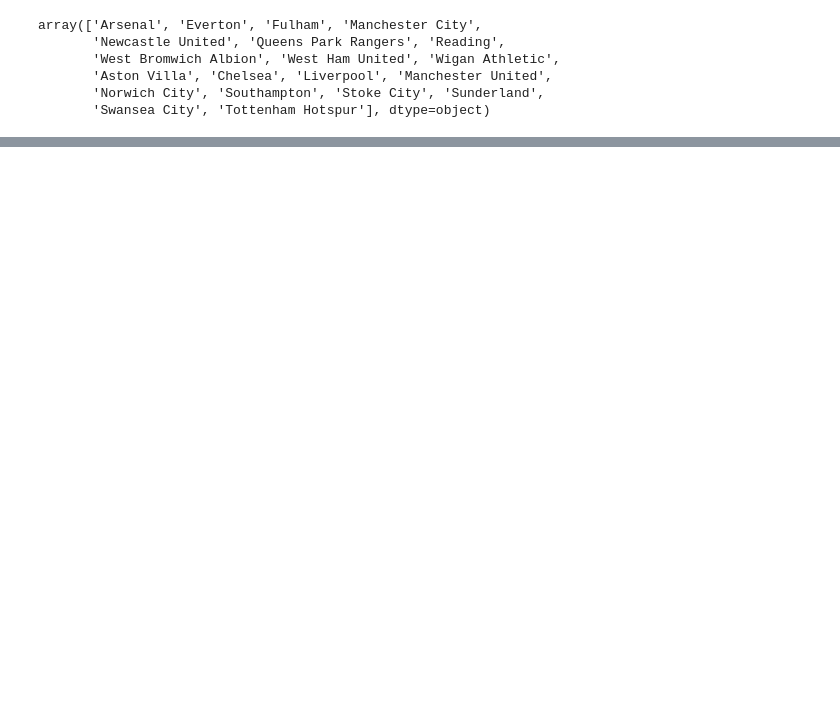
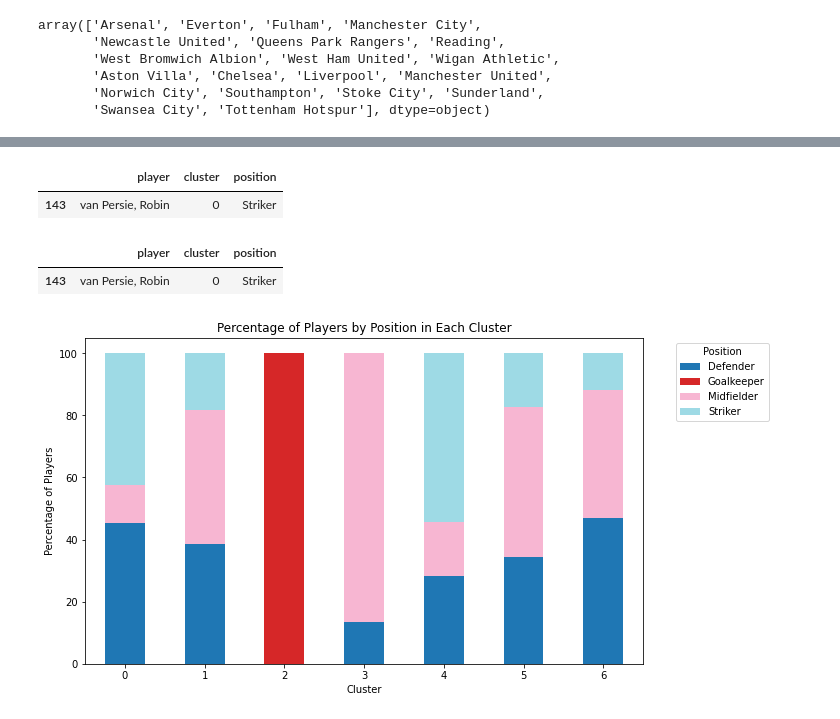
Before and after one commit to luisalawson/soccer_defense_analysis, a Jupyter notebook: RedNeuronalFutbol.ipynb, the cells around one changed output, grey strips where cells are left out. Saved outputs shown, nothing was run; the diff lists cells and outputs as text; code cells hidden in the pictures; blank space fills up the shorter version.

```diff
--- a/RedNeuronalFutbol.ipynb
+++ b/RedNeuronalFutbol.ipynb
@@ -387,0 +359,3 @@ plt.show()
+# %%
+player_df = pd.DataFrame(list(player_clusters.items()), columns=['player', 'cluster'])
+player_df['position'] = player_df['player'].map(lambda player: player_matrixes[player].get('position', 'Unknown'))
@@ -387,0 +378,32 @@ plt.show()
+# %%
+player_df[player_df['player'] == 'van Persie, Robin']
+# %% [output]
+|  | player | cluster | position |
+| 143 | van Persie, Robin | 0 | Striker |
+# %%
+player_df[player_df['player'] == 'van Persie, Robin']
+# %% [output]
+|  | player | cluster | position |
+| 143 | van Persie, Robin | 0 | Striker |
+# %%
+import matplotlib.pyplot as plt
+
+# Sort the player DataFrame by cluster and position (if not already sorted)
+player_df = player_df.sort_values(by='cluster', ascending=True)
+
+# Calculate the count of players by cluster and position
+cluster_position_counts = player_df.groupby(['cluster', 'position']).size().unstack(fill_value=0)
+
+# Calculate the percentage of players for each position within each cluster
+cluster_position_percentages = cluster_position_counts.div(cluster_position_counts.sum(axis=1), axis=0) * 100
+
+# Plot the stacked bar plot
+cluster_position_percentages.plot(kind='bar', stacked=True, figsize=(10, 6), colormap='tab20')
+plt.xlabel('Cluster')
+plt.ylabel('Percentage of Players')
+plt.title('Percentage of Players by Position in Each Cluster')
+plt.legend(title='Position', bbox_to_anchor=(1.05, 1), loc='upper left')
+plt.xticks(rotation=0)
+plt.show()
+# %% [output]
+[figure, added]
```
Also changed, not shown: parts of 40 cells of this notebook.
